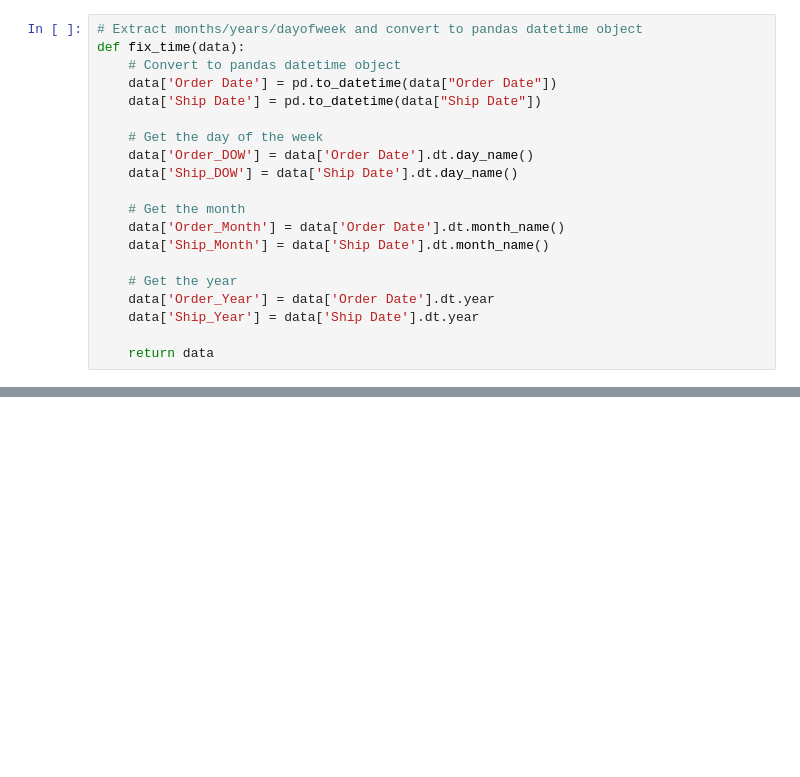
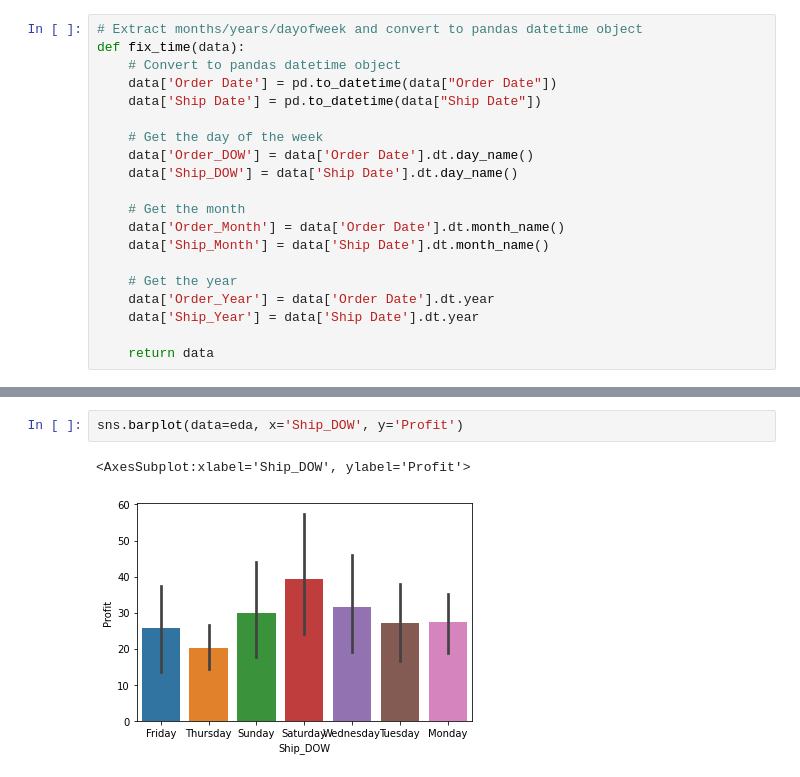
Before and after one commit to ecSanders/Sales-Prediction, a Jupyter notebook: Data Analysis/sales_EDA.ipynb, the cells around one changed output, grey strips where cells are left out. Cells and saved outputs as stored; diff of their text form; blank space fills up the shorter version.

```diff
--- a/Data Analysis/sales_EDA.ipynb
+++ b/Data Analysis/sales_EDA.ipynb
@@ -134,0 +174,5 @@ test
+# %%
+sns.barplot(data=eda, x='Ship_DOW', y='Profit')
+# %% [output]
+<AxesSubplot:xlabel='Ship_DOW', ylabel='Profit'>
+[figure, added]
```
Also changed, not shown: parts of 21 cells of this notebook.
